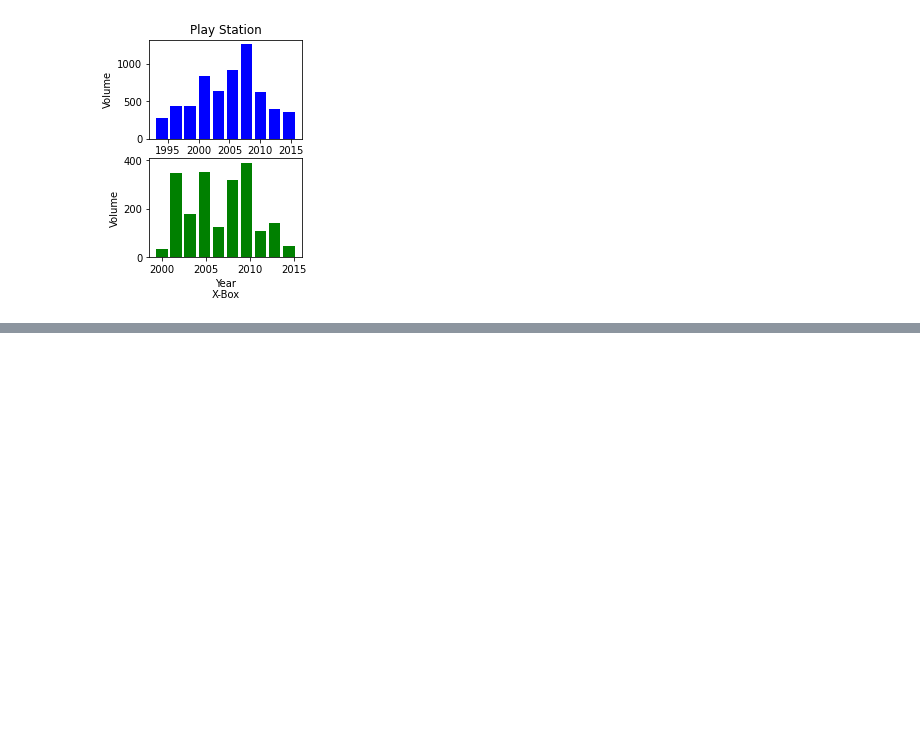
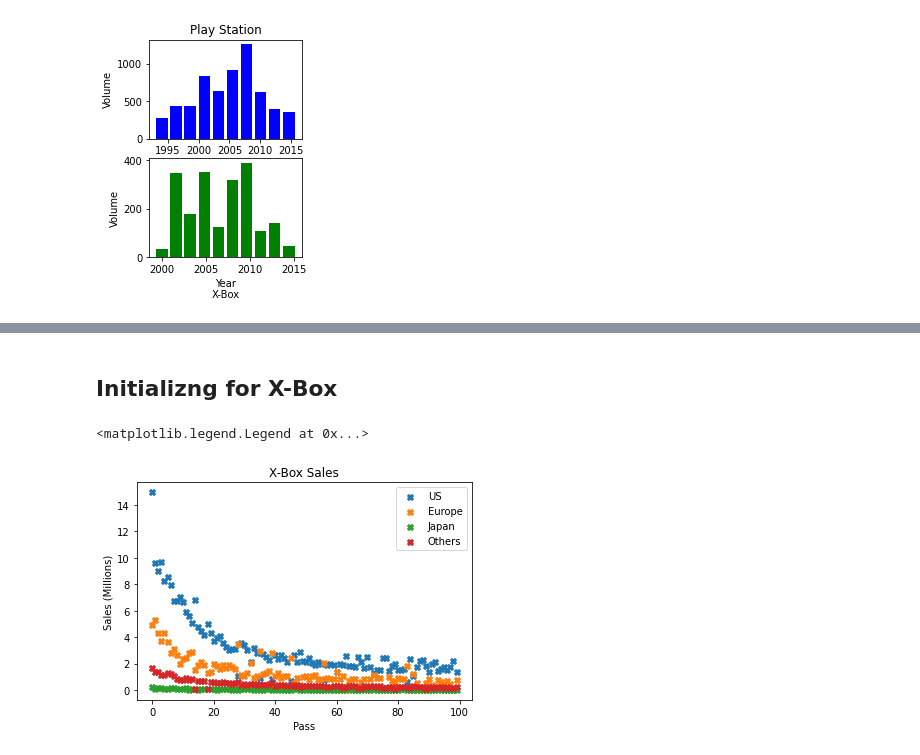
Before and after one commit to codemasterady/PS4-Vs-XBox, a Jupyter notebook: Research_Portfolio.ipynb, the cells around one changed output, grey strips where cells are left out. Saved outputs shown, nothing was run; the diff lists cells and outputs as text; code cells hidden in the pictures; blank space fills up the shorter version.

```diff
--- a/Research_Portfolio.ipynb
+++ b/Research_Portfolio.ipynb
@@ -251,0 +655,38 @@ There are 2 reasons why I have come to this conclusion, one is that PlayStation
+# %% [markdown]
+## Initializng for X-Box
+# %%
+# Importing the libraries
+import numpy as np
+import pandas as pd
+import matplotlib.pyplot as plt
+
+# X-Box
+
+# Initializing the plots
+us_x_box = []
+eu_x_box = []
+jp_x_box = []
+ot_x_box = []
+
+# Filling up the lists
+for i in range(0, len(array_to_be_plotted_x_box)-1989):
+    us_x_box.append(array_to_be_plotted_x_box[i, 0])
+    eu_x_box.append(array_to_be_plotted_x_box[i, 1])
+    jp_x_box.append(array_to_be_plotted_x_box[i, 2])
+    ot_x_box.append(array_to_be_plotted_x_box[i, 3])
+
+# Test plotting X-Box
+z = []
+for i in range(0, len(array_to_be_plotted_x_box)-1989):
+    z.append(i)
+plt.title("X-Box Sales")
+plt.xlabel("Pass")
+plt.ylabel("Sales (Millions)")
+plt.scatter(z, us_x_box, marker="X", label="US")
+plt.scatter(z, eu_x_box, marker="X", label="Europe")
+plt.scatter(z, jp_x_box, marker="X", label="Japan")
+plt.scatter(z, ot_x_box, marker="X", label="Others")
+plt.legend()
+# %% [output]
+<matplotlib.legend.Legend at 0x...>
+[figure, added]
```
Also changed, not shown: parts of 69 cells of this notebook.
